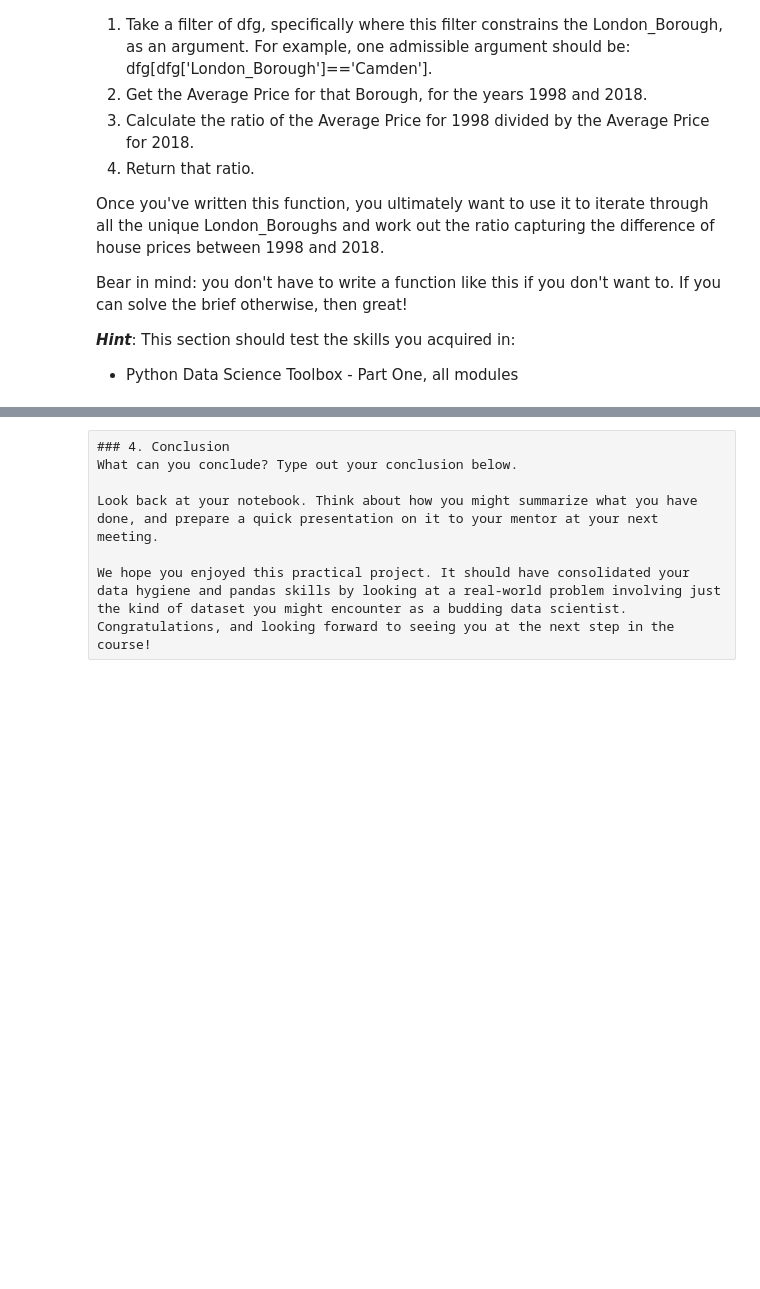
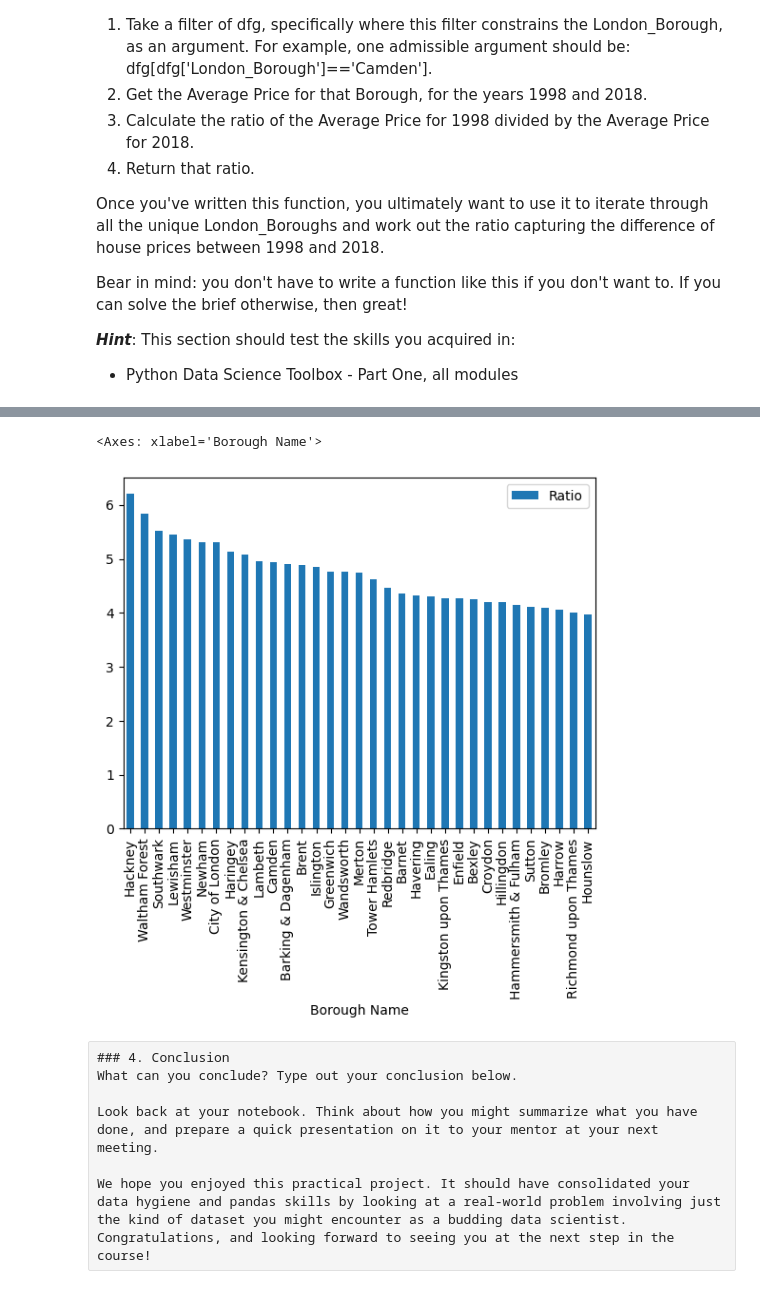
Before and after one commit to Vince-VC/Springboard, a Jupyter notebook: Case Study - London Housing- Tier 3.ipynb, the cells around one changed output, grey strips where cells are left out. Drawn from its saved outputs; the diff is of its cells as text; code cells hidden in the pictures; blank space fills up the shorter version.

```diff
--- a/Case Study - London Housing- Tier 3.ipynb
+++ b/Case Study - London Housing- Tier 3.ipynb
@@ -416,0 +378,11 @@ plt.show()
+# %%
+# Pivot Avg_PPY_DF to have years as columns
+pivot_df = Avg_PPY_DF.pivot(index='Borough Name', columns='Year', values='Average Price')
+
+# Calculate the ratio for each borough
+pivot_df['Ratio'] = pivot_df[2018] / pivot_df[1998]
+# %%
+#Sort by highest ratio and reset index
+sorted_AVG_df = pivot_df.sort_values(by='Ratio', ascending=False)
+sorted_AVG_df = sorted_AVG_df.reset_index(drop=False)
+sorted_AVG_df.head()
@@ -417,3 +396,9 @@ plt.show()
+# %%
+#Bar plot of the boroughs average increase sorted from greatest to lowest
+sorted_AVG_df.plot(x= "Borough Name" , y="Ratio", kind="bar")
+# %% [output]
+<Axes: xlabel='Borough Name'>
+[figure, added]
 # %% [raw]
 ### 4. Conclusion
 What can you conclude? Type out your conclusion below.
```
Also changed, not shown: parts of 8 cells of this notebook.
